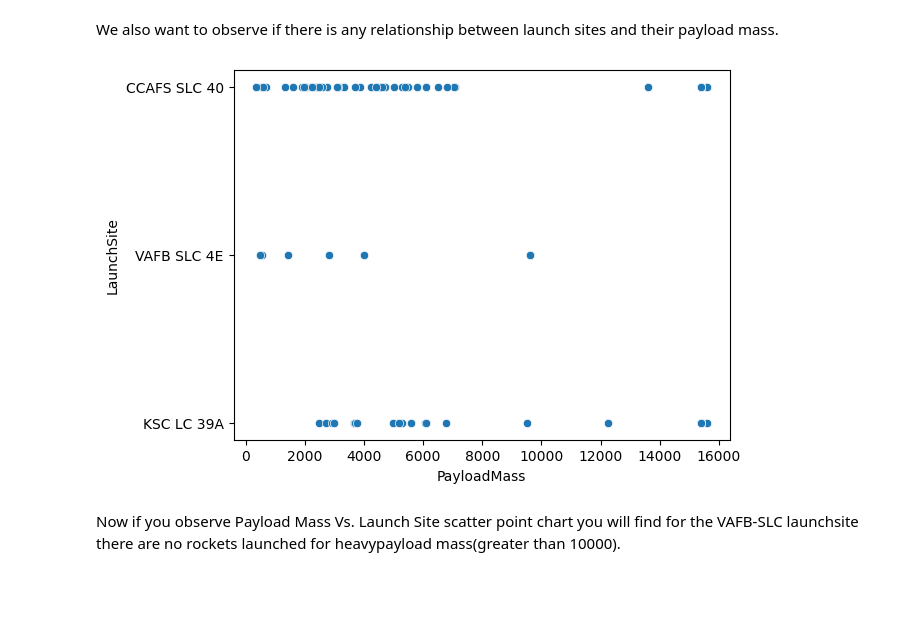
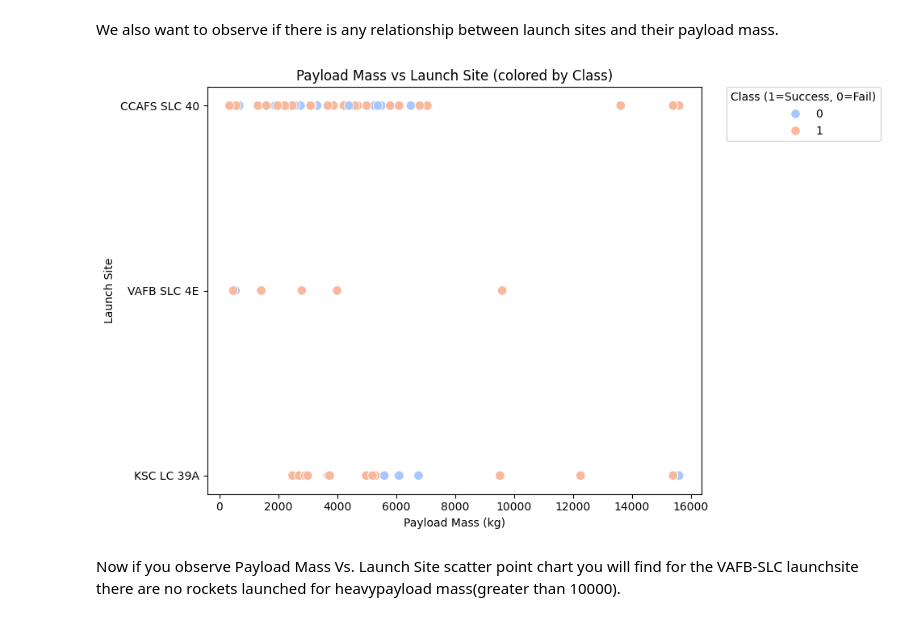
Before and after one commit to TheCodeGhoul/SpaceX, a Jupyter notebook: edadataviz.ipynb, the cells around one changed output. Saved outputs shown, nothing was run; the diff lists cells and outputs as text; code cells hidden in the pictures; blank space fills up the shorter version.

```diff
--- a/edadataviz.ipynb
+++ b/edadataviz.ipynb
@@ -108,9 +117,26 @@ Now try to explain the patterns you found in the Flight Number vs. Launch Site s
 We also want to observe if there is any relationship between launch sites and their payload mass.
 # %%
 # Plot a scatter point chart with x axis to be Pay Load Mass (kg) and y axis to be the launch site, and hue to be the class value
-sns.scatterplot(data=df, x="PayloadMass", y="LaunchSite"); plt.show()
+# Payload Mass vs Launch Site, colored by Class
+plt.figure(figsize=(10,6))
+sns.scatterplot(data=df, x="PayloadMass", y="LaunchSite", hue="Class", palette="coolwarm", s=70)
+
+plt.title("Payload Mass vs Launch Site (colored by Class)")
+plt.xlabel("Payload Mass (kg)")
+plt.ylabel("Launch Site")
+
+# Move legend outside on the right
+plt.legend(
+    title="Class (1=Success, 0=Fail)",
+    bbox_to_anchor=(1.05, 1),  # x offset = 1.05 means just outside right edge
+    loc='upper left',           # position legend at top left of the bbox
+    borderaxespad=0
+)
+
+plt.tight_layout()
+plt.show()
 # %% [output]
-[figure, old version]
+[figure, new version]
 # %% [markdown]
 Now if you observe Payload Mass Vs. Launch Site scatter point chart you will find for the VAFB-SLC  launchsite there are no  rockets  launched for  heavypayload mass(greater than 10000).
 # %% [markdown]
```
Also changed, not shown: parts of 2 cells of this notebook.
